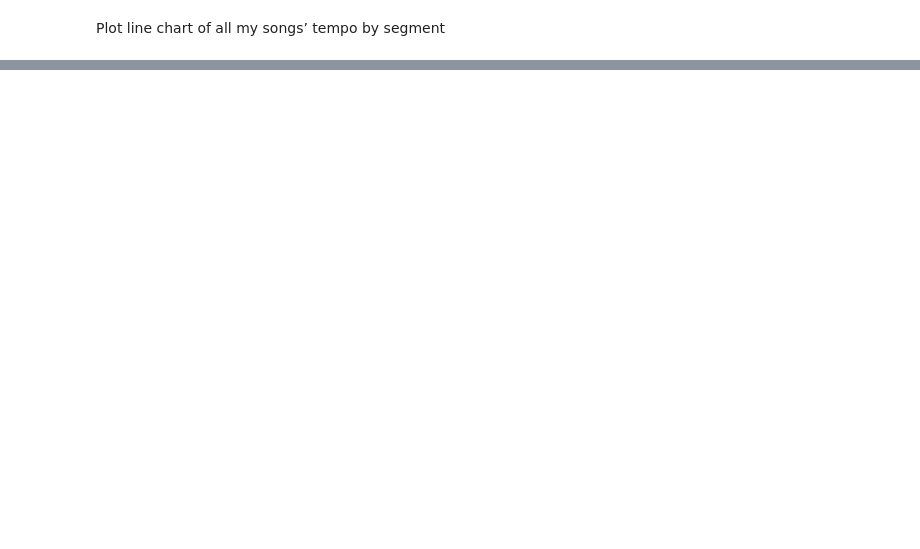
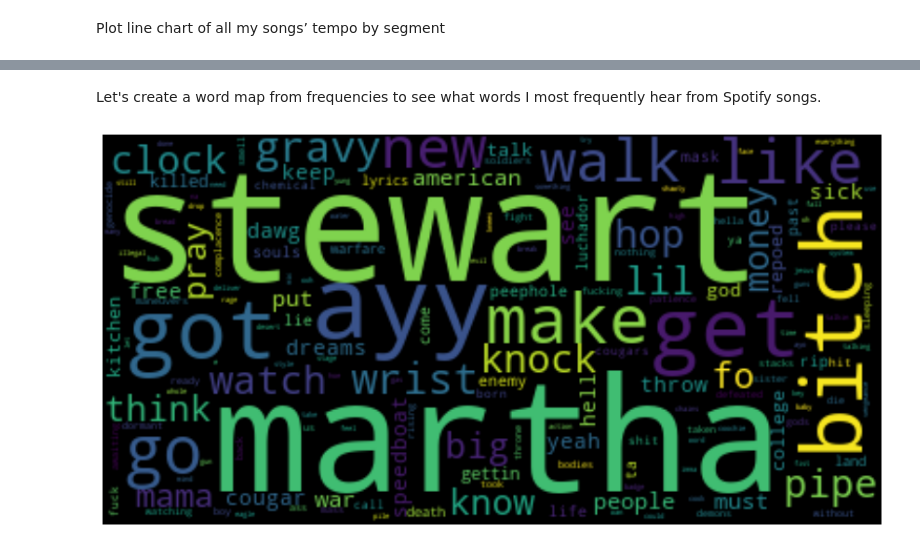
Before and after one commit to berryscottr/DataVisualization, a Jupyter notebook: spotify.ipynb, the cells around one changed output, grey strips where cells are left out. Saved outputs shown, nothing was run; the diff lists cells and outputs as text; code cells hidden in the pictures; blank space fills up the shorter version.

```diff
--- a/spotify.ipynb
+++ b/spotify.ipynb
@@ -183,0 +188,7 @@ alt.Chart(tempo_data).mark_line().encode(
+# %%
+import lyricsgenius
+
+load_dotenv(dotenv_path='lyricsgenius.env')
+client_token=os.environ.get('LYRICSGENIUS_CLIENT_ACCESS_TOKEN')
+
+genius = lyricsgenius.Genius(client_token)
@@ -183,0 +197,19 @@ alt.Chart(tempo_data).mark_line().encode(
+# %%
+import re
+from nltk import word_tokenize
+from nltk.corpus import stopwords
+stop_words = list(stopwords.words('english'))
+
+word_counts = pd.DataFrame(columns=["Word", "Count"])
+for i, row in spotify_streams.iterrows():
+    lyrics = genius.search_song(row['trackName'], row['artistName']).lyrics
+    words = word_tokenize(re.sub("\((.*?)\)", "", re.sub("\[(.*?)\]", "", lyrics)))
+    for word in words:
+        word = word.lower()
+        if word.isalpha() and word not in stop_words:
+            if word in word_counts['Word'].values:
+                word_counts.loc[word_counts['Word'] == word, 'Count'] += 1
+            else:
+                word_counts.loc[len(word_counts)] = [word, 1]
+
+word_counts.sort_values(by="Count", ascending=False).reset_index(drop=True)
@@ -183,0 +240,19 @@ alt.Chart(tempo_data).mark_line().encode(
+# %% [markdown]
+Let's create a word map from frequencies to see what words I most frequently hear from Spotify songs.
+# %%
+from matplotlib import pyplot as plt
+from wordcloud import WordCloud
+%matplotlib inline
+
+word_count_dict = {}
+for _, row in word_counts.iterrows():
+    word_count_dict[row['Word']] = row['Count']
+
+wc = WordCloud().generate_from_frequencies(word_count_dict)
+
+plt.figure(figsize=(15, 10))
+plt.imshow(wc, interpolation="bilinear")
+plt.axis("off")
+plt.show()
+# %% [output]
+[figure, added]
```
Also changed, not shown: parts of 10 cells of this notebook, 1 other file.
